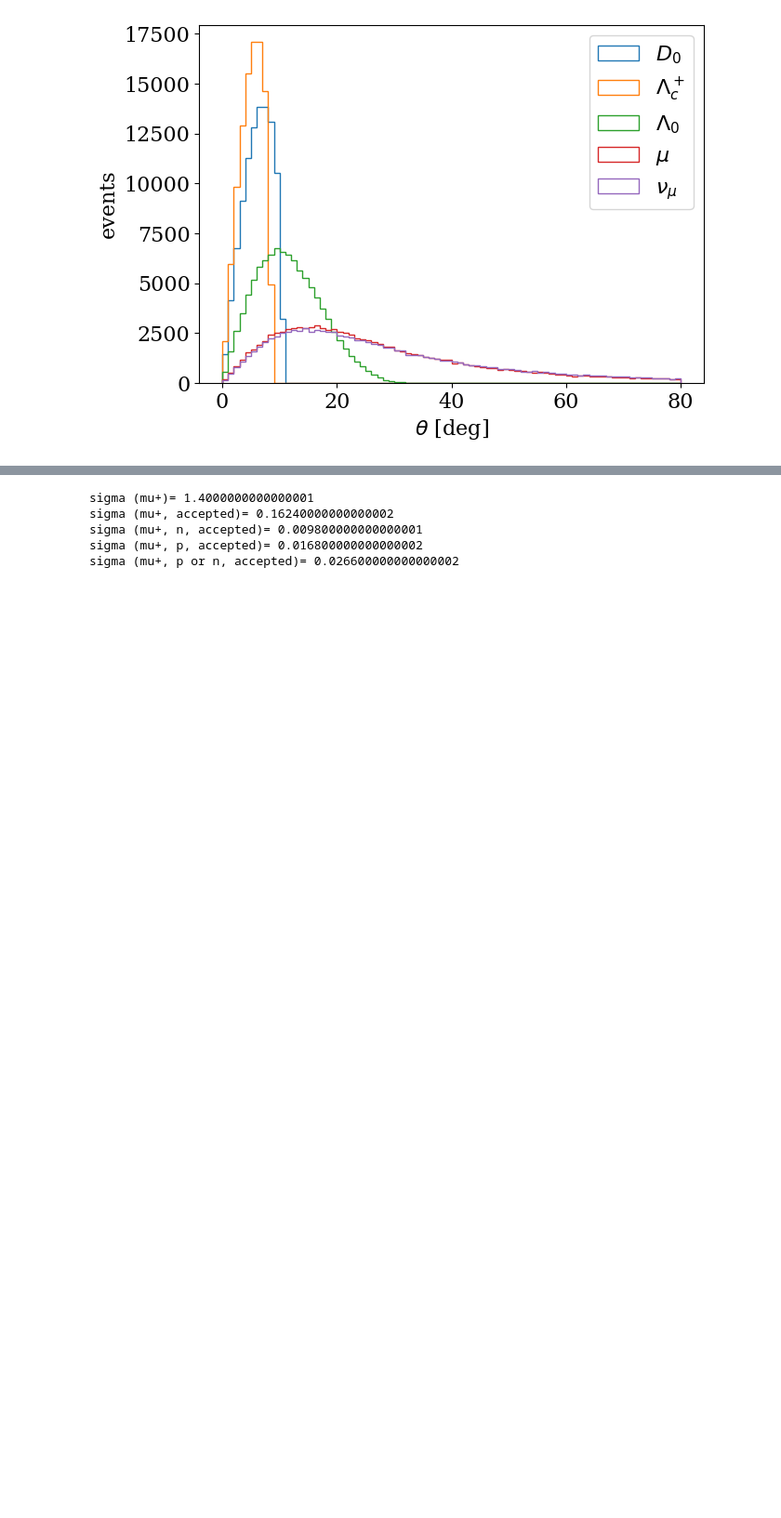
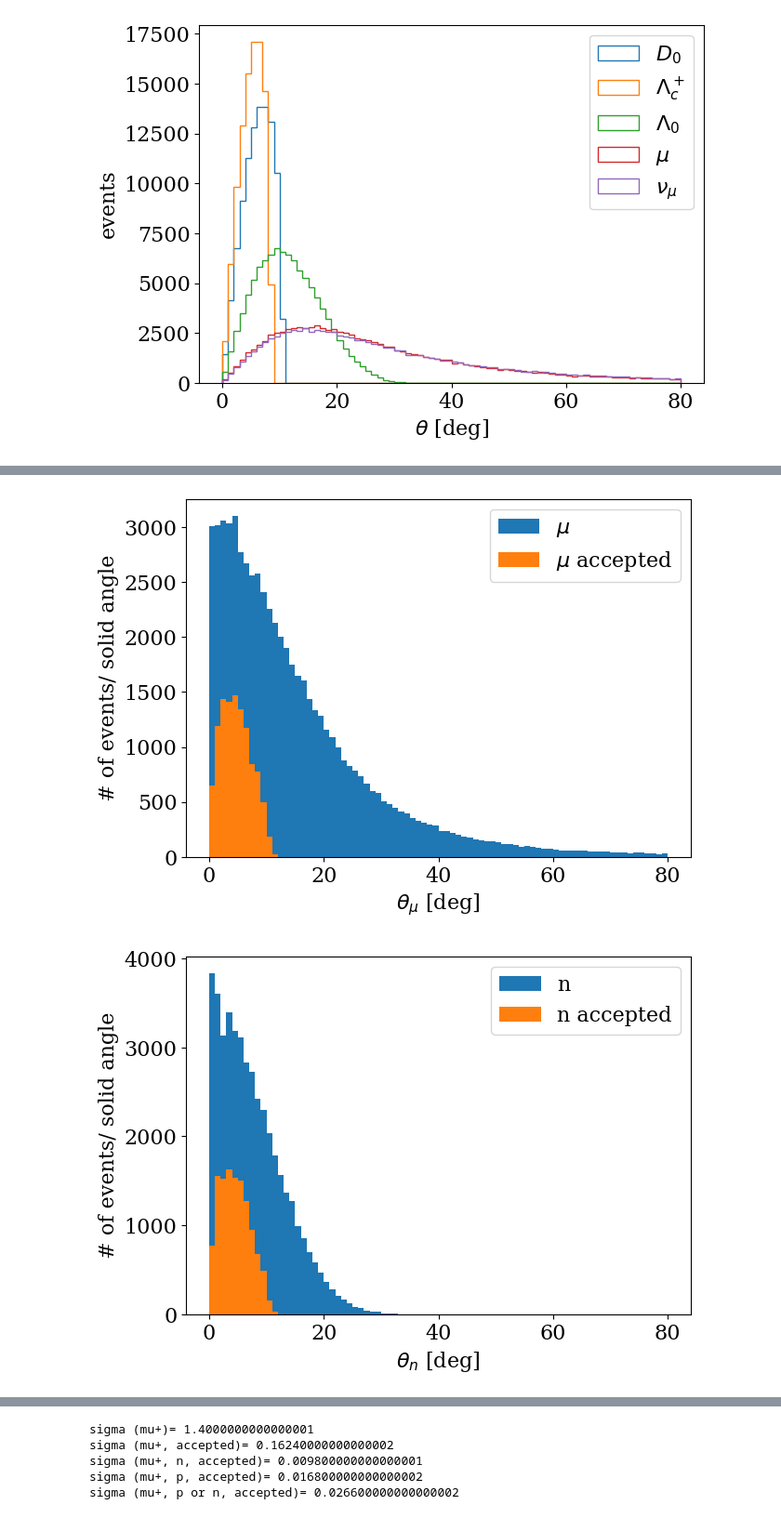
Before and after one commit to sebouh137/fcal_sim, a Jupyter notebook: SimpleEventGenerator.ipynb, the cells around one changed output, grey strips where cells are left out. Shown at 93% size. Saved outputs shown, nothing was run; the diff lists cells and outputs as text; code cells hidden in the pictures; blank space fills up the shorter version.

```diff
--- a/SimpleEventGenerator.ipynb
+++ b/SimpleEventGenerator.ipynb
@@ -503,0 +511,37 @@ plt.show()
+# %%
+#acceptance per solid angle
+
+plt.hist(df.mu_theta*180/np.pi,bins=np.linspace(0,80,81), weights=1/(2*np.pi*np.sin(df.mu_theta)), label="$\mu$")
+
+accepted = df.query(acceptance_condition("mu"))
+
+plt.hist(accepted.mu_theta*180/np.pi,bins=np.linspace(0, 80, 81), weights=1/(2*np.pi*np.sin(accepted.mu_theta)), label="$\mu$ accepted")
+plt.legend()
+plt.xlabel("$\\theta_\mu$ [deg]")
+plt.ylabel("# of events/ solid angle")
+plt.show()
+
+#neutron acceptance:
+accepted = df.query(acceptance_condition("N") +" and Ntype==2112")
+
+plt.hist(df.query("Ntype==2112").N_theta*180/np.pi,bins=np.linspace(0,80,81), weights=1/(2*np.pi*np.sin(df.query("Ntype==2112").N_theta)), label ="n")
+plt.hist(accepted.N_theta*180/np.pi,bins=np.linspace(0, 80, 81), weights=1/(2*np.pi*np.sin(accepted.N_theta)), label="n accepted")
+
+plt.legend()
+plt.xlabel("$\\theta_n$ [deg]")
+plt.ylabel("# of events/ solid angle")
+plt.show()
+
+#proton acceptance:
+accepted = df.query(acceptance_condition("N") +" and Ntype==2212")
+
+plt.hist(df.query("Ntype==2212").N_theta*180/np.pi,bins=np.linspace(0,80,81), weights=1/(2*np.pi*np.sin(df.query("Ntype==2212").N_theta)), label ="p")
+
+plt.hist(accepted.N_theta*180/np.pi,bins=np.linspace(0, 80, 81), weights=1/(2*np.pi*np.sin(accepted.N_theta)), label ="p accepted")
+plt.legend()
+plt.xlabel("$\\theta_p$ [deg]")
+plt.ylabel("# of events / solid angle")
+plt.show()
+# %% [output]
+[figure, added]
+[figure, added]
```
Also changed, not shown: parts of 5 cells of this notebook, 15 other files.
